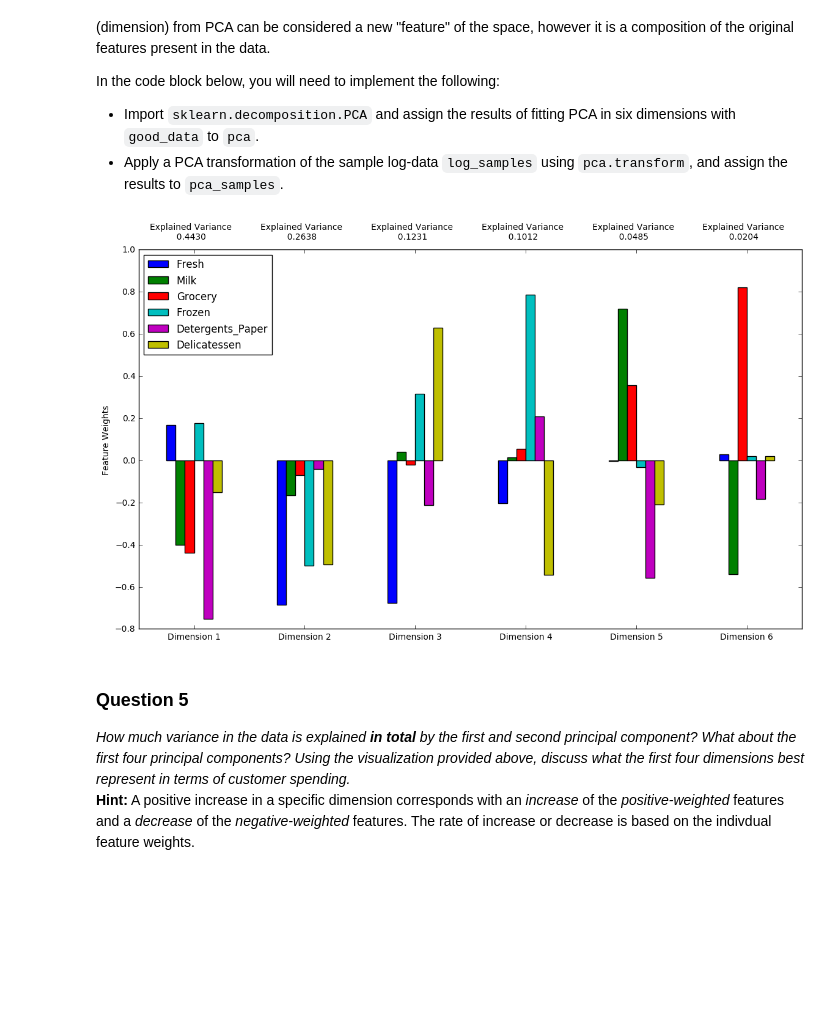
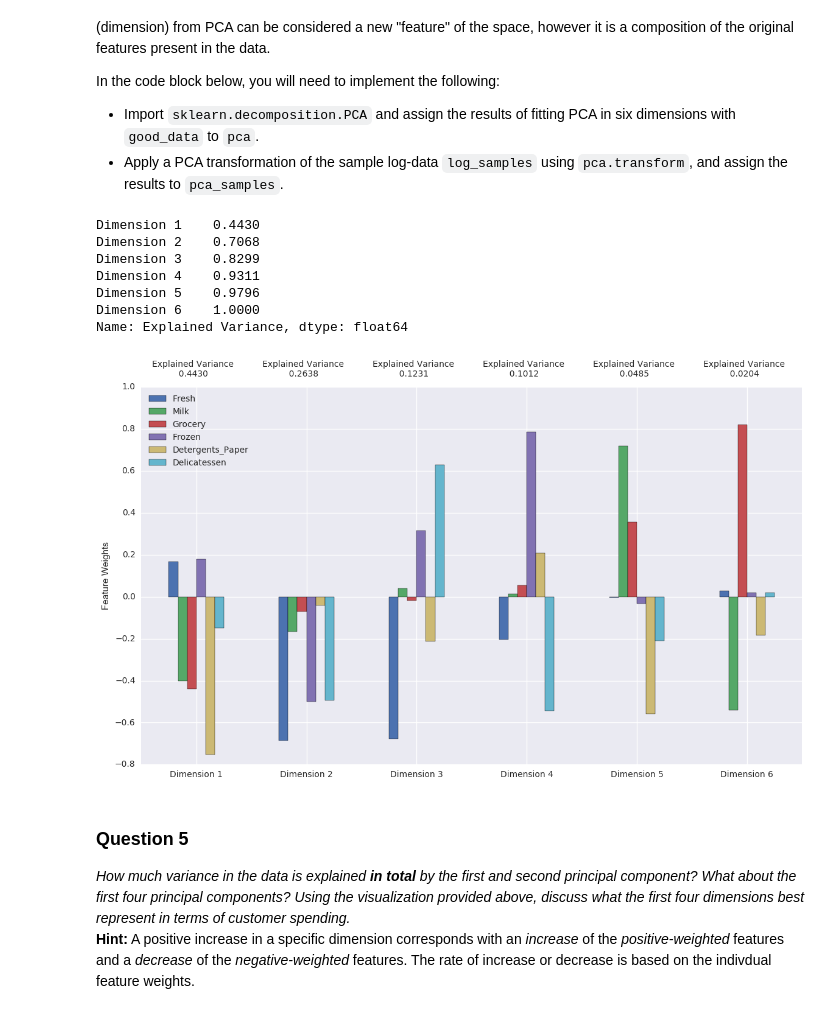
Before and after one commit to munyari/machine-learning, a Jupyter notebook: projects/customer_segments/customer_segments.ipynb, the cells around one changed output. Drawn from its saved outputs; the diff is of its cells as text; code cells hidden in the pictures; blank space fills up the shorter version.

```diff
--- a/projects/customer_segments/customer_segments.ipynb
+++ b/projects/customer_segments/customer_segments.ipynb
@@ -66,9 +66,6 @@ indices = [438, 4, 32]
 samples = pd.DataFrame(data.loc[indices], columns = data.keys()).reset_index(drop = True)
 print "Chosen samples of wholesale customers dataset:"
 display(samples)
-idx = [128, 154, 65, 66, 75]
-outliers = pd.DataFrame(data.loc[idx], columns=data.keys()).reset_index(drop = True)
-display(outliers)
 # %% [output]
 Chosen samples of wholesale customers dataset:
 |  | Fresh | Milk | Grocery | Frozen | Detergents_Paper | Delicatessen |
@@ -342,16 +369,24 @@ In the code block below, you will need to implement the following:
 # %%
 # TODO: Apply PCA by fitting the good data with the same number of dimensions as features
 from sklearn.decomposition import PCA
 pca = PCA().fit(good_data)
 
 
 # TODO: Transform the sample log-data using the PCA fit above
 pca_samples = pca.transform(log_samples)
 
 # Generate PCA results plot
-pca_results = vs.pca_results(good_data, pca)
+pca_results = rs.pca_results(good_data, pca)
+print pca_results['Explained Variance'].cumsum()
 # %% [output]
+Dimension 1    0.4430
+Dimension 2    0.7068
+Dimension 3    0.8299
+Dimension 4    0.9311
+Dimension 5    0.9796
+Dimension 6    1.0000
+Name: Explained Variance, dtype: float64
-[figure, old version]
+[figure, new version]
 # %% [markdown]
 ### Question 5
 *How much variance in the data is explained* ***in total*** *by the first and second principal component? What about the first four principal components? Using the visualization provided above, discuss what the first four dimensions best represent in terms of customer spending.*
```
Also changed, not shown: parts of 21 cells of this notebook, 1 other file.
